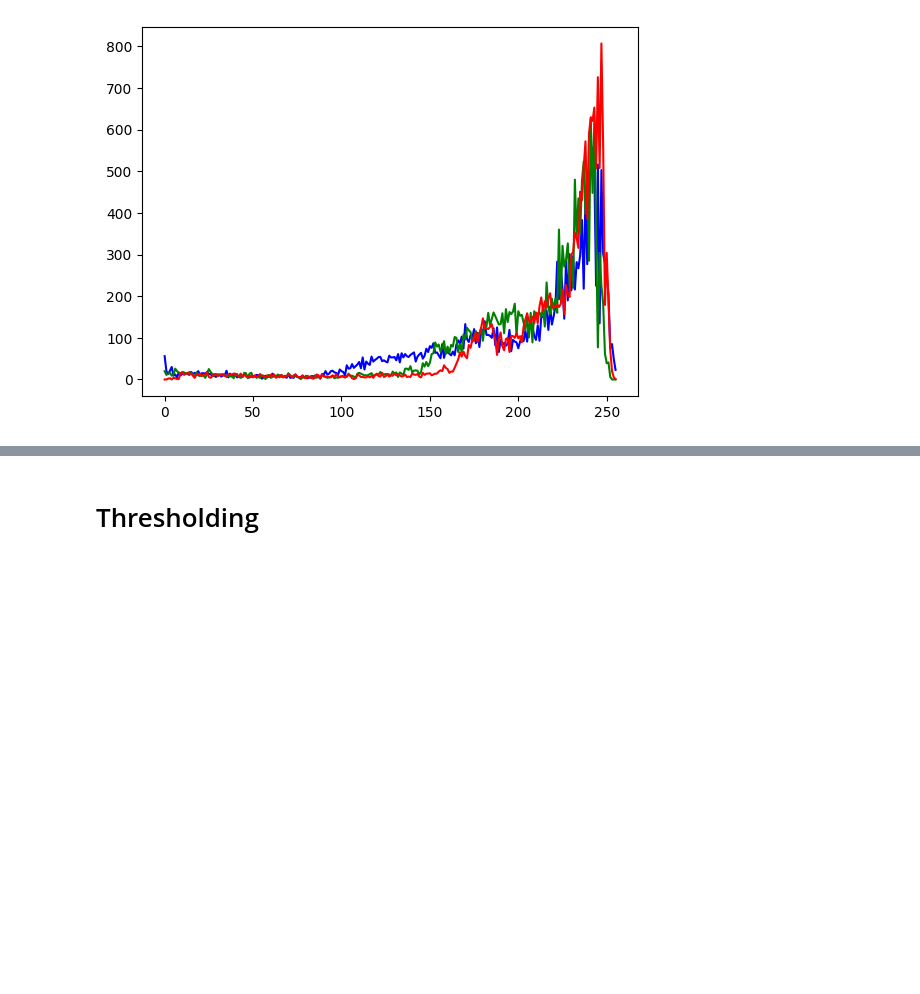
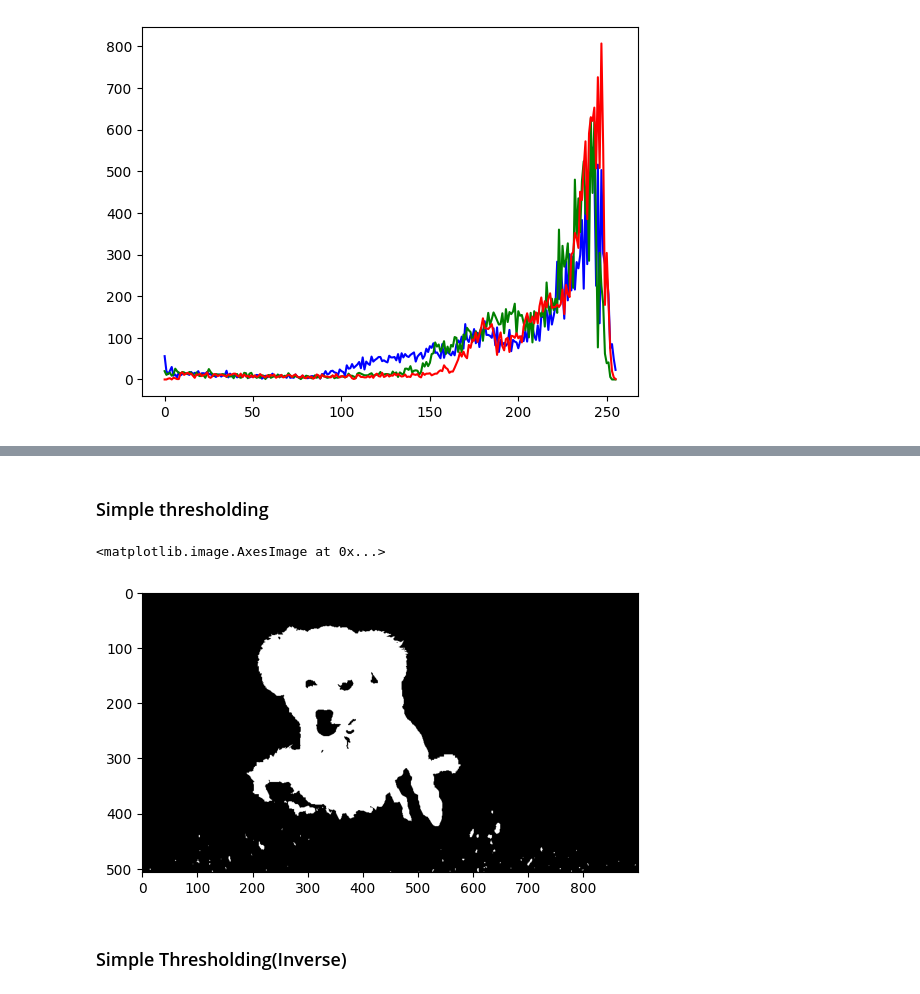
Before and after one commit to hamzak11111/ML-DL_Models, a Jupyter notebook: Computer_Vision/opencv_advanced(2).ipynb, the cells around one changed output, grey strips where cells are left out. Saved outputs shown, nothing was run; the diff lists cells and outputs as text; code cells hidden in the pictures; blank space fills up the shorter version.

```diff
--- a/Computer_Vision/opencv_advanced(2).ipynb
+++ b/Computer_Vision/opencv_advanced(2).ipynb
@@ -86,2 +91,15 @@ plt.show()
+# %%
+gray = cv.cvtColor(img,cv.COLOR_BGR2GRAY)
+# %% [markdown]
+### Simple thresholding
+# %%
+threshold, thresh = cv.threshold(gray, 150, 255, cv.THRESH_BINARY) # 150 threshold value, 255 maximun value which will be rounded off to
+# threshold = 150
+# threh = threholded image
+
+plt.imshow(thresh,cmap="gray")
+# %% [output]
+<matplotlib.image.AxesImage at 0x...>
+[figure, added]
 # %% [markdown]
-# Thresholding
+### Simple Thresholding(Inverse)
```
Also changed, not shown: parts of 20 cells of this notebook.
